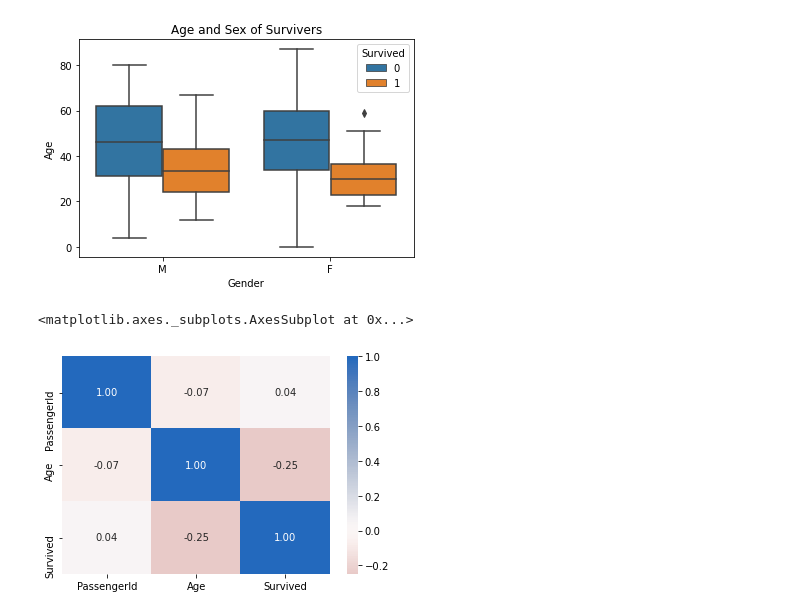
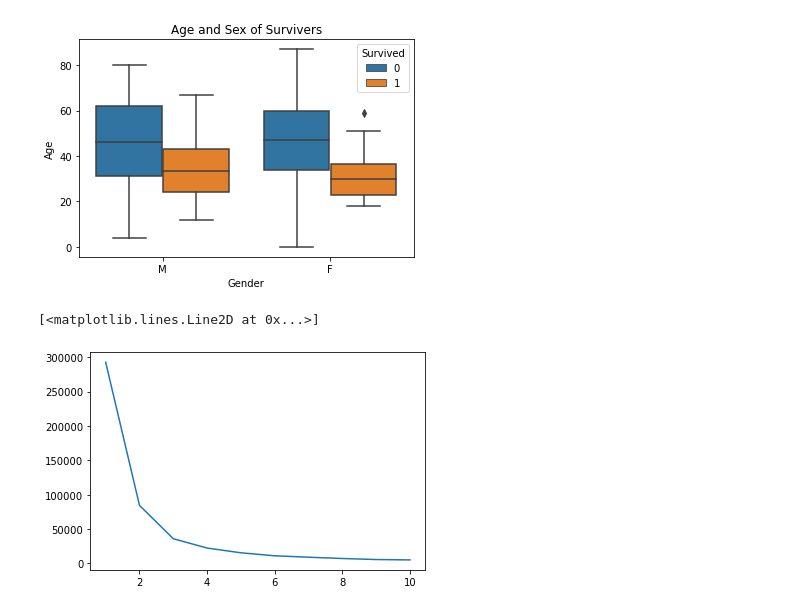
Before and after one commit to ambrosemcduffy/Estonia_Tragedy_EDA, a Jupyter notebook: exploratory.ipynb, the cells around one changed output. Drawn from its saved outputs; the diff is of its cells as text; code cells hidden in the pictures.

Commit message:
added in unsupervised learning algorithm to find groups

```diff
--- a/exploratory.ipynb
+++ b/exploratory.ipynb
@@ -168,8 +147,3 @@ plt.legend(loc="lower right");
 # %%
 # %% [output]
 [figure]
-# %%
-sb.heatmap(df_clean.corr(), annot=True, fmt='.2f', cmap='vlag_r', center=0)
-# %% [output]
-<matplotlib.axes._subplots.AxesSubplot at 0x...>
-[figure, removed]
@@ -175,0 +155,15 @@ sb.heatmap(df_clean.corr(), annot=True, fmt='.2f', cmap='vlag_r', center=0)
+# %%
+# searching for the right centriod number to get how many cluster groups should be applied
+scores = []
+for center in range(1, 11):
+    model_1 = KMeans(center)
+    model_1.fit(data)
+    pred = model_1.predict(data)
+    scores.append(abs(model_1.score(data)))
+# %%
+# Creating a plot with scores to find the Elbow
+centers = list(range(1, 11))
+plt.plot(centers, scores)
+# %% [output]
+[<matplotlib.lines.Line2D at 0x...>]
+[figure, added]
```
Also changed, not shown: parts of 22 cells of this notebook.
